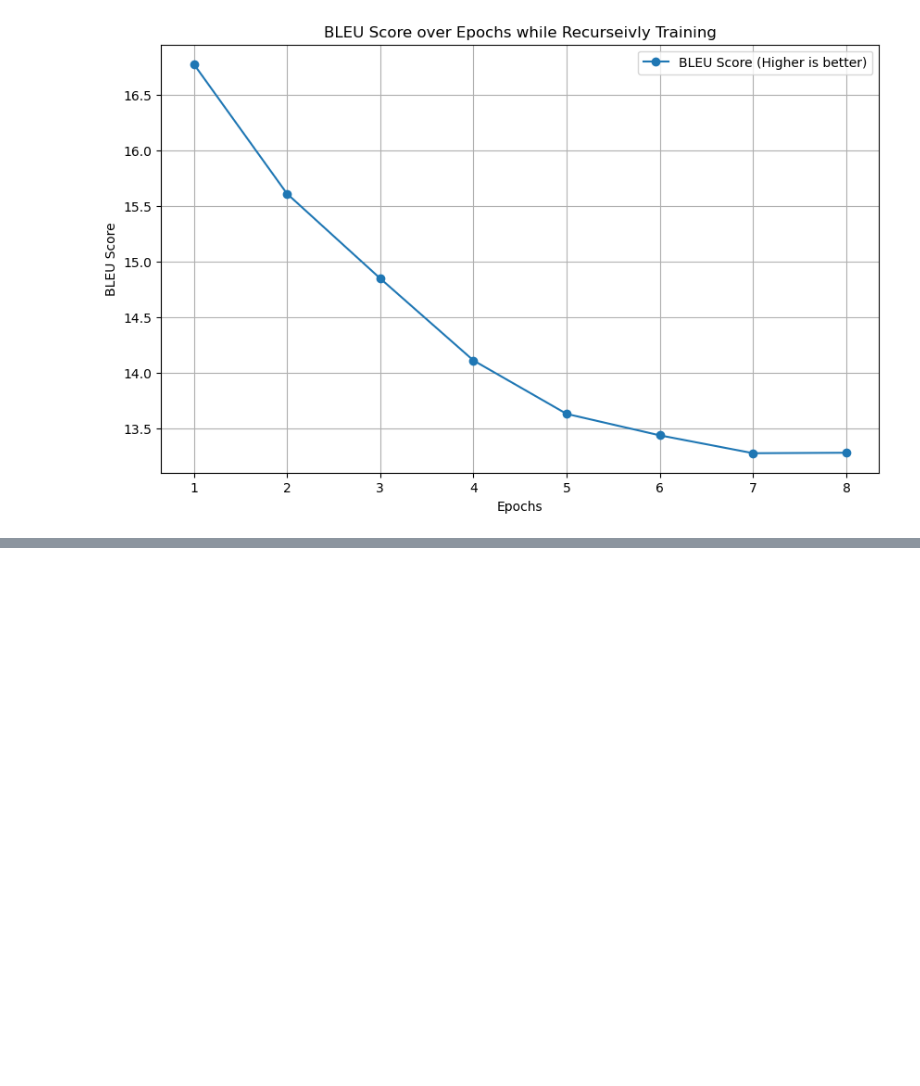
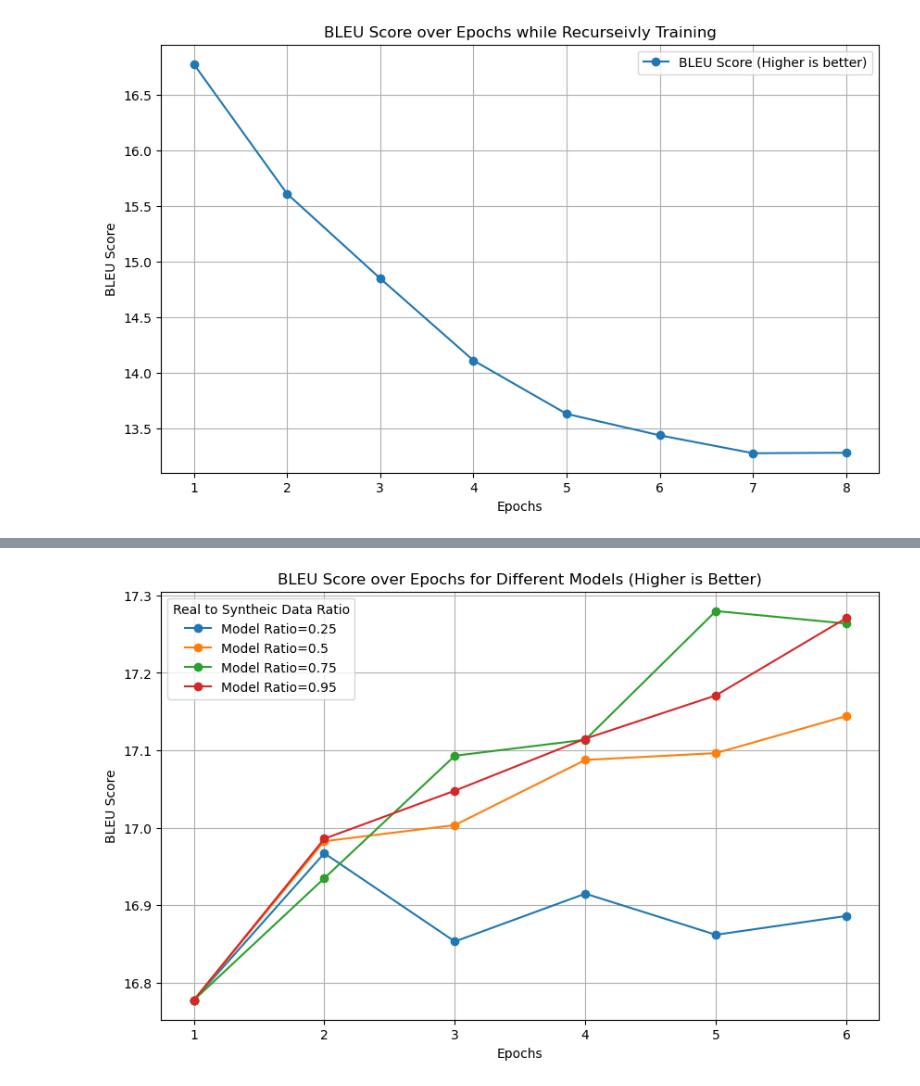
Before and after one commit to stryker51a/NL-Project, a Jupyter notebook: ethan/model_test.ipynb, the cells around one changed output, grey strips where cells are left out. Cells and saved outputs as stored; diff of their text form; code cells hidden in the pictures; blank space fills up the shorter version.

```diff
--- a/ethan/model_test.ipynb
+++ b/ethan/model_test.ipynb
@@ -494,0 +558,38 @@ plt.show()
+# %%
+with open("ratio_experiments_2.txt", "r") as file:
+    data = json.load(file)
+
+ratio_name_list = data.keys()
+
+all_ratio_bleu_data = []
+
+for key in data:
+    all_ratio_bleu_data.append(data[key][0])
+
+all_ratio_bleu_data.append([16.7773, 16.9858, 17.0479, 17.115, 17.1709, 17.2709]) # Ratio = 0.95 data
+
+all_ratio_bleu_data = np.array(all_ratio_bleu_data)
+# %%
+epochs = range(1, len(all_ratio_bleu_data[0]) + 1)  # Epoch numbers
+
+# Plotting
+plt.figure(figsize=(10, 6))  # Optional: Adjusts the figure size
+
+ratio_list = [0.25, 0.5, 0.75, 0.95]
+
+# Loop over each model's BLEU scores
+for i, model_scores in enumerate(all_ratio_bleu_data, start=1):
+    plt.plot(epochs, model_scores, marker='o', linestyle='-', label=f"Model Ratio={ratio_list[i-1]}")
+
+# Adding labels and title
+plt.xlabel("Epochs")
+plt.ylabel("BLEU Score")
+plt.title("BLEU Score over Epochs for Different Models (Higher is Better)")
+plt.legend(title="Real to Syntheic Data Ratio")
+plt.grid(True)
+
+# Show the plot
+plt.savefig("BLEU_score_dif_ratio.png")
+plt.show()
+# %% [output]
+[figure, added]
```
Also changed, not shown: parts of 13 cells of this notebook, 3 other files.
